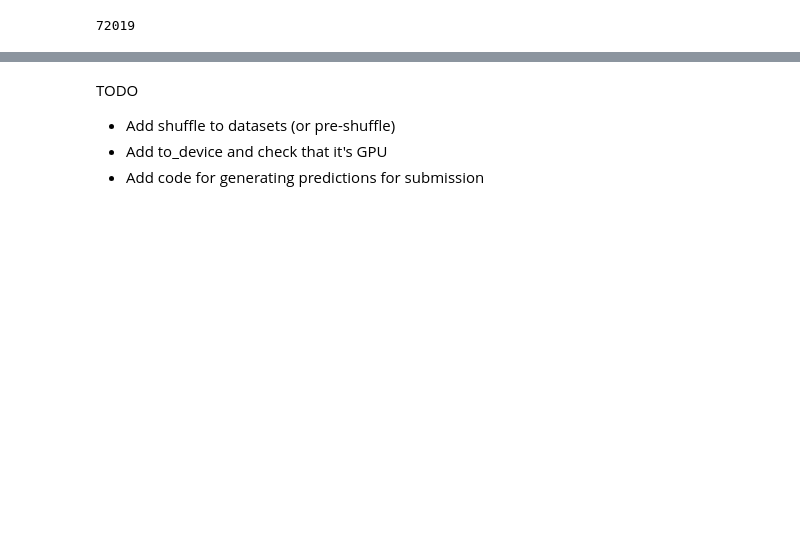
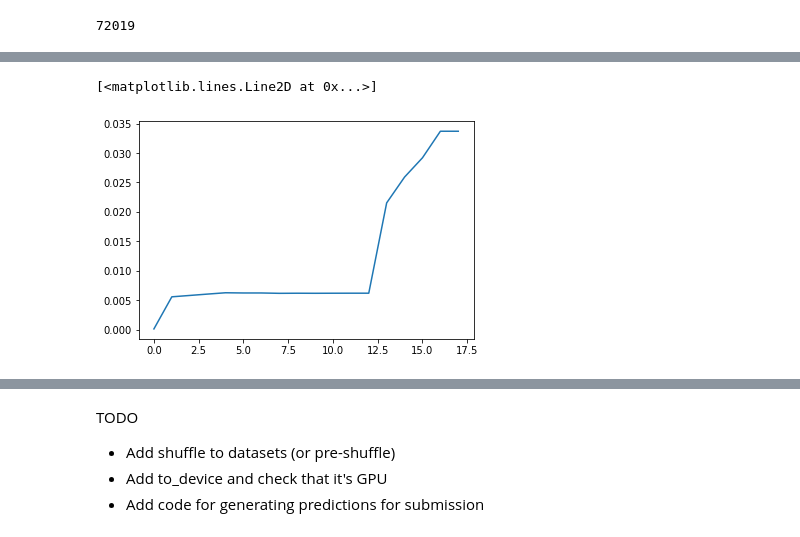
Before and after one commit to stevieg3/fashion-recommendations, a Jupyter notebook: notebooks/05-FashionRecV1.ipynb, the cells around one changed output, grey strips where cells are left out. Drawn from its saved outputs; the diff is of its cells as text; code cells hidden in the pictures; blank space fills up the shorter version.

```diff
--- a/notebooks/05-FashionRecV1.ipynb
+++ b/notebooks/05-FashionRecV1.ipynb
@@ -159,4 +168,4 @@ dev_actuals = pd.read_csv('data/splits/dev_all_purchase_label.tsv', sep='\t')['a
 # %%
 PADDING_VALUE = 0
 # %%
-fashion_rec_v1 = FashionRecV1(mask_value=PADDING_VALUE, embedding_dim=10)
+fashion_rec_v1 = FashionRecV1(mask_value=PADDING_VALUE, embedding_dim=1024)
@@ -163,10 +182,12 @@ fashion_rec_v1 = FashionRecV1(mask_value=PADDING_VALUE, embedding_dim=10)
 # %%
 criterion = nn.CrossEntropyLoss()
-optimizer = torch.optim.Adam(params=fashion_rec_v1.parameters(), lr=0.01)
+optimizer = torch.optim.Adam(params=fashion_rec_v1.parameters(), lr=0.003)
 # %%
 BATCH_SIZE_INFERENCE = 512
 # %%
-MAX_EPOCHS = 20
+MAX_EPOCHS = 3
+# %%
+EVAL_BATCH_INTERVAL = 2000
 # %%
 training_losses = []
 dev_losses = []
@@ -241,0 +351,5 @@ for epoch in range(MAX_EPOCHS):
+# %%
+plt.plot(dev_maps)
+# %% [output]
+[<matplotlib.lines.Line2D at 0x...>]
+[figure, added]
```
Also changed, not shown: parts of 10 cells of this notebook.
